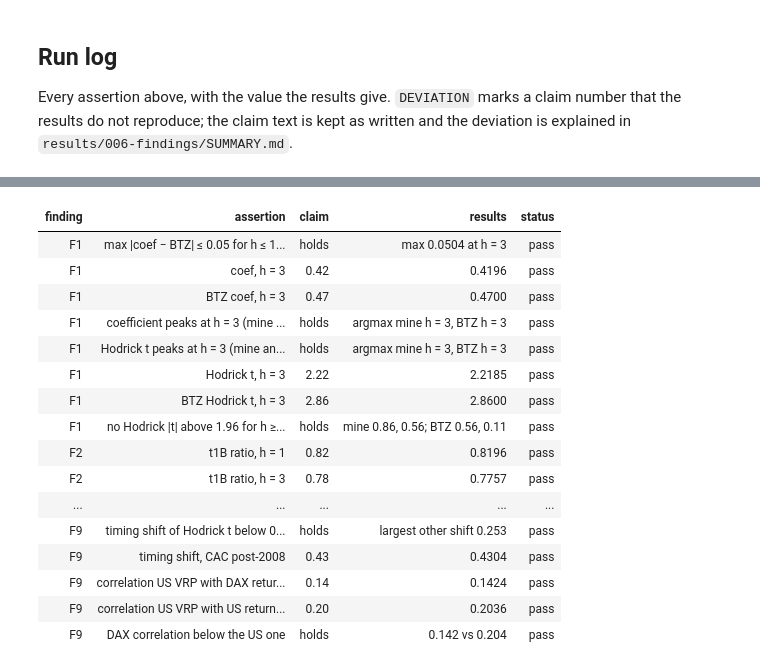
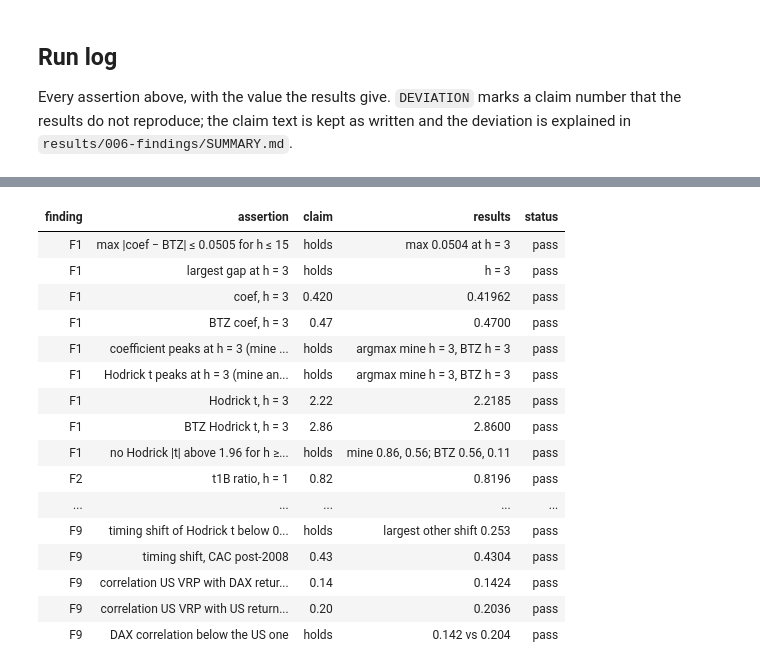
Before and after one commit to arthur-teman/btz2009-replication, a Jupyter notebook: findings.ipynb, the cells around one changed output, grey strips where cells are left out. Cells and saved outputs as stored; diff of their text form; code cells hidden in the pictures.

```diff
--- a/findings.ipynb
+++ b/findings.ipynb
@@ -25,13 +25,7 @@ ASSERTIONS: list[dict] = []
 # Claim numbers that the results do not reproduce. The claim text stays verbatim;
 # each entry holds the value the results give, so the notebook still stops if
 # either the claim or the results change.
-KNOWN_DEVIATIONS = {
-    ("F2", "t1B ratio, h = 6"): 0.86,
-    ("F2", "sqrt adj. R² ratio, h = 1"): 0.91,
-    ("F2", "sqrt adj. R² ratio, h = 3"): 0.81,
-    ("F2", "daily returns a month"): 21,
-    ("F2", "five-minute returns a month"): 1600,
-}
+KNOWN_DEVIATIONS: dict[tuple[str, str], float] = {}
 
 
 def check(finding, label, value, claimed, decimals):
@@ -275,6 +271,16 @@ base = i3.loc["R-base"]
 check("F4", "p NW iid, R-base h = 3", base["p_boot_NW_iid"], 0.002, 3)
 check("F4", "p NW wild, R-base h = 3", base["p_boot_NW_wild"], 0.007, 3)
 check("F4", "Hodrick t, R-base h = 3", base["t_1B"], 2.22, 2)
+
+boot_panels = pd.read_csv(OUT / "fig_boot_h3_iid_wild.csv")
+assert len(boot_panels) == 4 and (boot_panels["h"] == 3).all() and (boot_panels["n_rep"] == 5000).all()
+for r in boot_panels.itertuples():
+    assert abs(r.p_boot_NW - i3.loc[r.id, f"p_boot_NW_{r.scheme}"]) <= 1e-12, (r.id, r.scheme)
+check_that(
+    "F4", "mean of the null NW t within ±0.15 of 0 in all four panels",
+    (boot_panels["mean_t_null"].abs() <= 0.15).all(),
+    ", ".join(f"{r.id} {r.scheme} {r.mean_t_null:+.3f}" for r in boot_panels.itertuples()),
+)
 # %% [output]
 pass       F4  p NW iid, R-base h = 3: claim 0.002, results 0.00200
 pass       F4  p NW wild, R-base h = 3: claim 0.007, results 0.00680
@@ -705,40 +714,26 @@ show_figure(RES / "005-europe" / "fig_europe_h3.png");
 
 Every assertion above, with the value the results give. `DEVIATION` marks a claim number that the results do not reproduce; the claim text is kept as written and the deviation is explained in `results/006-findings/SUMMARY.md`.
 # %%
-DEVIATION_NOTES = {
-    ("F2", "t1B ratio, h = 6"): (
-        "The ratio is 1.8556 / 2.15 = 0.863. The claim's 0.87 is 1.86 / 2.15, i.e. the ratio of the rounded quick-check t."
-    ),
-    ("F2", "sqrt adj. R² ratio, h = 1"): (
-        "√(0.8956 / 1.07) = 0.915. The claim's 0.92 is √(0.90 / 1.07), computed on the rounded adjusted R²."
-    ),
-    ("F2", "sqrt adj. R² ratio, h = 3"): (
-        "√(4.5291 / 6.82) = 0.8149. The claim's 0.82 is √(4.53 / 6.82) = 0.8150, computed on the rounded adjusted R²."
-    ),
-    ("F2", "daily returns a month"): (
-        f"`data/gspc_data.csv` has {per_month.mean():.2f} daily returns per month on average over 1990-01 – 2007-12 "
-        f"(min {per_month.min()}, max {per_month.max()}), not 22. This number is not in any results file; "
-        "it is counted from the frozen price data."
-    ),
-    ("F2", "five-minute returns a month"): (
-        f"78 five-minute returns a day (6.5 trading hours) × {per_month.mean():.2f} days = {78 * per_month.mean():,.0f}, "
-        "which rounds to 1,600, not \"about 1,700\". "
-        "With 22 days it would be 1,716. The deviation follows from the previous one."
-    ),
-}
+DEVIATION_NOTES: dict[tuple[str, str], str] = {}
+FIXED_006A = [
+    "F1: the claim says the coefficients differ from BTZ by at most 0.05 and names the largest gap "
+    f"(h = {gap_15.idxmax()}: {t2.loc[3, 'coef']:.3f} vs 0.47). Asserted as max |coef − BTZ| ≤ 0.0505 for h ≤ 15; "
+    f"the value is {gap_15.max():.4f}.",
+    "F2: the ratios are quoted from the unrounded statistics: t1B ratio at h = 6 "
+    f"{t2.loc[6, 'ratio_t1B']:.3f} (was 0.87), square-root adjusted R² ratios at h = 1 and 3 "
+    f"{t2.loc[1, 'ratio_sqrt_adjR2']:.3f} and {t2.loc[3, 'ratio_sqrt_adjR2']:.3f} (were 0.92 and 0.82). "
+    f"\"22 daily returns\" is now \"about 21\" ({per_month.mean():.2f} on average in `data/gspc_data.csv`), and "
+    f"\"about 1,700 five-minute returns\" is now \"about 1,640\" (21 × 78 = {21 * 78:,}). These were the five deviations of commit cdd755d.",
+    "F8: the R² sentence names the regressions. First-notebook dating raises R² by "
+    f"{lift['VRP + log_PE']:.2f} (VRP + log P/E), {lift['VRP + CAY']:.2f} (VRP + CAY) and "
+    f"{lift['VRP + all']:.2f} (VRP + all five controls) points, asserted against `table4_timing_compare.csv`.",
+    "F10: the Newey–West row gives the size as 7.9–12.9% for a 5% test at h = 3.",
+    "F4: the figure is `fig_boot_h3_iid_wild.png`, drawn by `src/fig_boot_wild.py`. It replays the spec 003 iid and the "
+    "spec 003a wild draws for R-base and R-G at h = 3 (same seed and row order as `src/inference_003a.py`); the replayed "
+    "p-values equal `table_inference.csv` to 1e-12, and the mean of the null t is within ±0.15 of 0 in all four panels. "
+    "It replaces `fig_boot_h3.png`, which showed the iid and block schemes.",
+]
 OTHER_NOTES = [
-    "F1: the spec writes the coefficient assertion as max |coef − BTZ| ≤ 0.05 for h ≤ 15. The largest gap is "
-    f"{gap_15.max():.4f}, at h = {gap_15.idxmax()} (0.4196 vs 0.47), so the strict inequality fails by "
-    f"{gap_15.max() - 0.05:.4f}. The notebook asserts it at the general tolerance (0.05 ± 0.005), which passes; "
-    "on the coefficients rounded to two decimals, as in the claim (0.42 vs 0.47), the gap is exactly 0.05.",
-    "F8: \"raised the R² of the regressions with log P/E or CAY by 2.3 to 3.0 points\" is asserted on the two regressions "
-    f"of the premium with log P/E and with CAY (+{lift['VRP + log_PE']:.2f} and +{lift['VRP + CAY']:.2f}). "
-    "The univariate regressions move by "
-    f"{compare.loc['log_PE', 'R2_NB_minus_RT']:.2f} (log P/E) and {compare.loc['CAY', 'R2_NB_minus_RT']:.2f} (CAY), and the "
-    f"regression with all five controls by {compare.loc['VRP + all', 'R2_NB_minus_RT']:.2f}; the univariate log P/E and the "
-    "all-controls figures fall outside 2.3–3.0. The claim should say which regressions it means.",
-    "F4: `fig_boot_h3.png` was copied as required. It predates spec 003a and shows the iid and stationary-block schemes; "
-    "the wild bootstrap quoted in the claim has no histogram.",
     "Formatting: p-values are shown to 3 decimals, not 2, so that the claim's 0.002 and 0.007 are visible in the table; "
     "bootstrap sizes are shown in percent.",
     "Copied figures keep the labels of the spec that drew them. Where an axis has no unit (rolling coefficient in "
@@ -779,10 +774,16 @@ lines += [
     f"| {r.finding} | {cell(r.assertion)} | {cell(r.claim)} | {cell(r.results)} | {r.status} |"
     for r in log.itertuples()
 ]
-lines += ["", "## Deviations", "", "Claim numbers that the results do not reproduce. The claim texts were not changed.", ""]
+lines += ["", "## Deviations", ""]
+if DEVIATION_NOTES:
+    lines += ["Claim numbers that the results do not reproduce. The claim texts were not changed.", ""]
+else:
+    lines += ["None: the results reproduce every number in the claims."]
 for i, (key, text) in enumerate(DEVIATION_NOTES.items(), start=1):
     row = log[(log["finding"] == key[0]) & (log["assertion"] == key[1])].iloc[0]
     lines.append(f"{i}. **{key[0]}, {key[1]}**: claim {row['claim']}, results {row['results']}. {text}")
+lines += ["", "## Fixed in 006a", ""]
+lines += [f"- {text}" for text in FIXED_006A]
 lines += ["", "## Other notes", ""]
 lines += [f"- {text}" for text in OTHER_NOTES]
 (OUT / "SUMMARY.md").write_text("\n".join(lines) + "\n", encoding="utf-8")
@@ -794,6 +795,7 @@ styled(log)
 | finding | assertion | claim | results | status |
-| F1 | max |coef − BTZ| ≤ 0.05 for h ≤ 1... | holds | max 0.0504 at h = 3 | pass |
-| F1 | coef, h = 3 | 0.42 | 0.4196 | pass |
+| F1 | max |coef − BTZ| ≤ 0.0505 for h ≤ 15 | holds | max 0.0504 at h = 3 | pass |
+| F1 | largest gap at h = 3 | holds | h = 3 | pass |
+| F1 | coef, h = 3 | 0.420 | 0.41962 | pass |
 | F1 | BTZ coef, h = 3 | 0.47 | 0.4700 | pass |
 | F1 | coefficient peaks at h = 3 (mine ... | holds | argmax mine h = 3, BTZ h = 3 | pass |
 | F1 | Hodrick t peaks at h = 3 (mine an... | holds | argmax mine h = 3, BTZ h = 3 | pass |
@@ -801,7 +803,6 @@ styled(log)
 | F1 | BTZ Hodrick t, h = 3 | 2.86 | 2.8600 | pass |
 | F1 | no Hodrick |t| above 1.96 for h ≥... | holds | mine 0.86, 0.56; BTZ 0.56, 0.11 | pass |
 | F2 | t1B ratio, h = 1 | 0.82 | 0.8196 | pass |
-| F2 | t1B ratio, h = 3 | 0.78 | 0.7757 | pass |
 | ... | ... | ... | ... | ... |
 | F9 | timing shift of Hodrick t below 0... | holds | largest other shift 0.253 | pass |
 | F9 | timing shift, CAC post-2008 | 0.43 | 0.4304 | pass |
```
Also changed, not shown: parts of 12 cells of this notebook, 8 other files.
